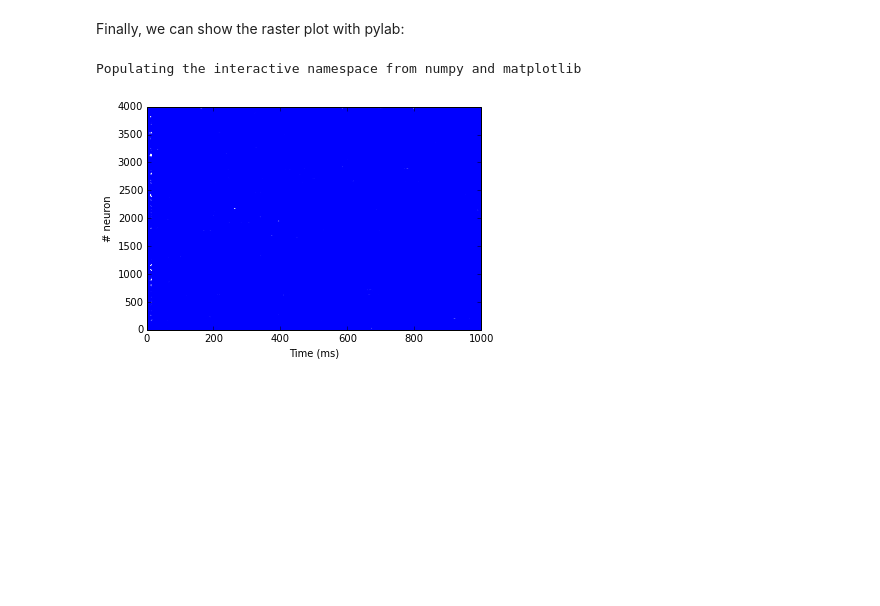
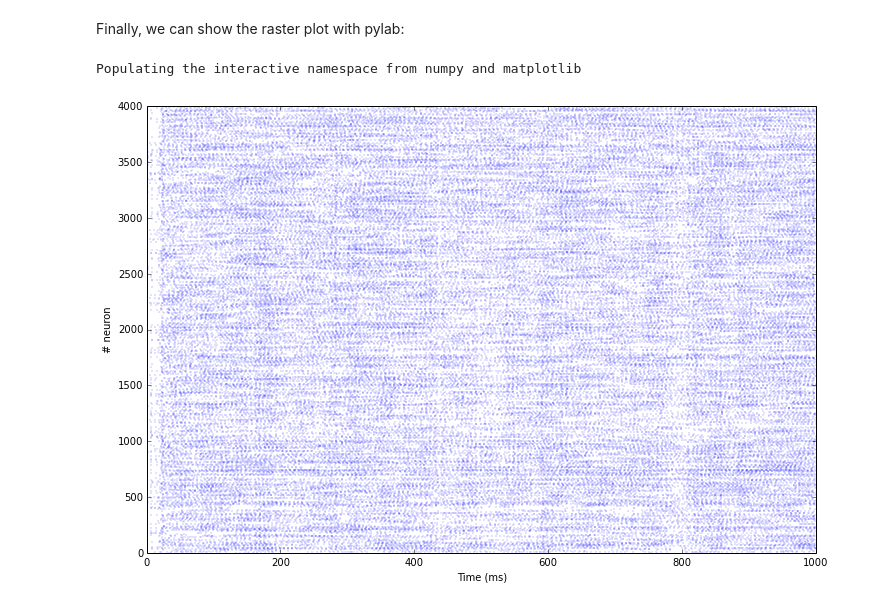
Before and after one commit to ANNarchy/ANNarchy, a Jupyter notebook: examples/vogels_abbott/COBA.ipynb, the cells around one changed output. Drawn from its saved outputs; the diff is of its cells as text; code cells hidden in the pictures; blank space fills up the shorter version.

```diff
--- a/examples/vogels_abbott/COBA.ipynb
+++ b/examples/vogels_abbott/COBA.ipynb
@@ -143,10 +140,11 @@ Finally, we can show the raster plot with pylab:
 # %%
 %pylab inline  --no-import-all
 from pylab import *
-plot(t, n, '.')
+pylab.rcParams['figure.figsize'] = (12, 8)
+plot(t, n, '.', markersize=0.5)
 xlabel('Time (ms)')
 ylabel('# neuron')
 show()
 # %% [output]
 Populating the interactive namespace from numpy and matplotlib
-[figure, old version]
+[figure, new version]
```
Also changed, not shown: parts of 3 cells of this notebook, 7 other files.
